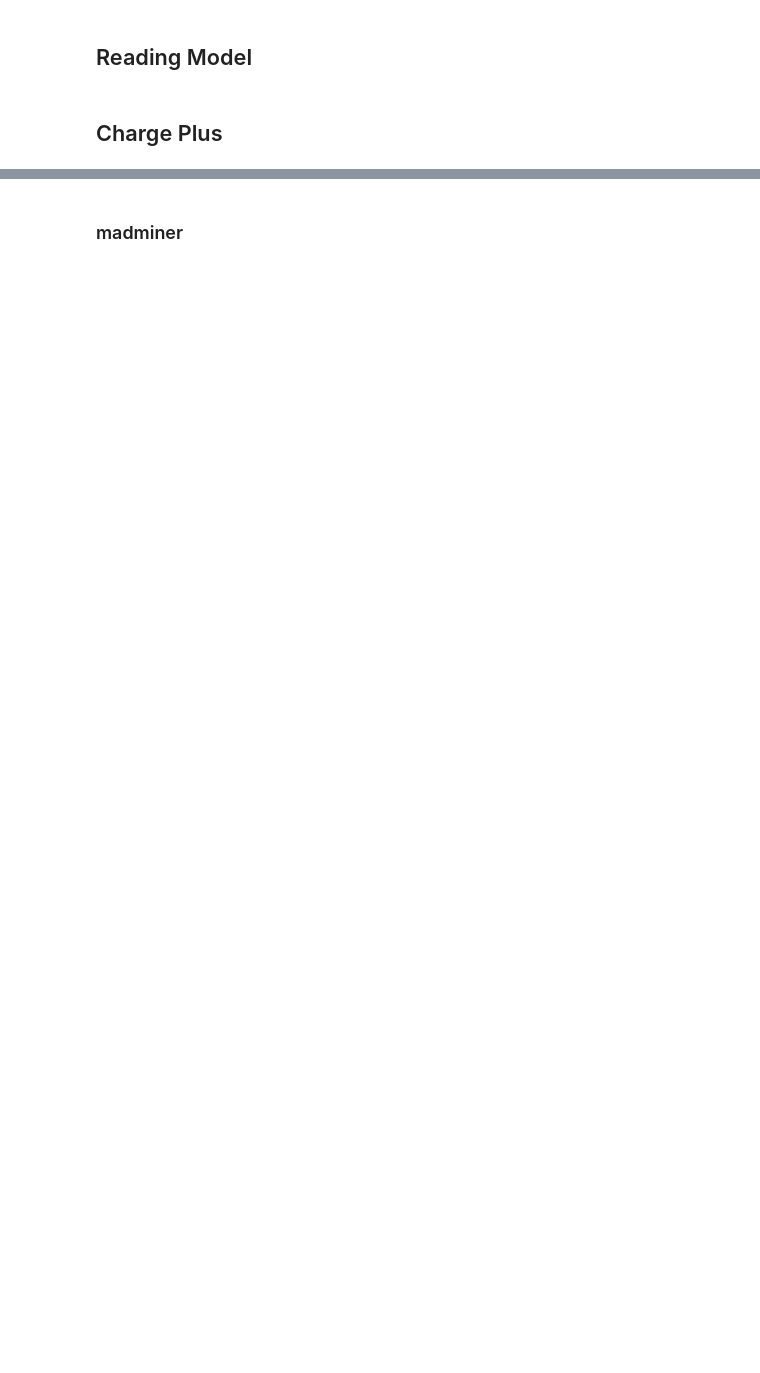
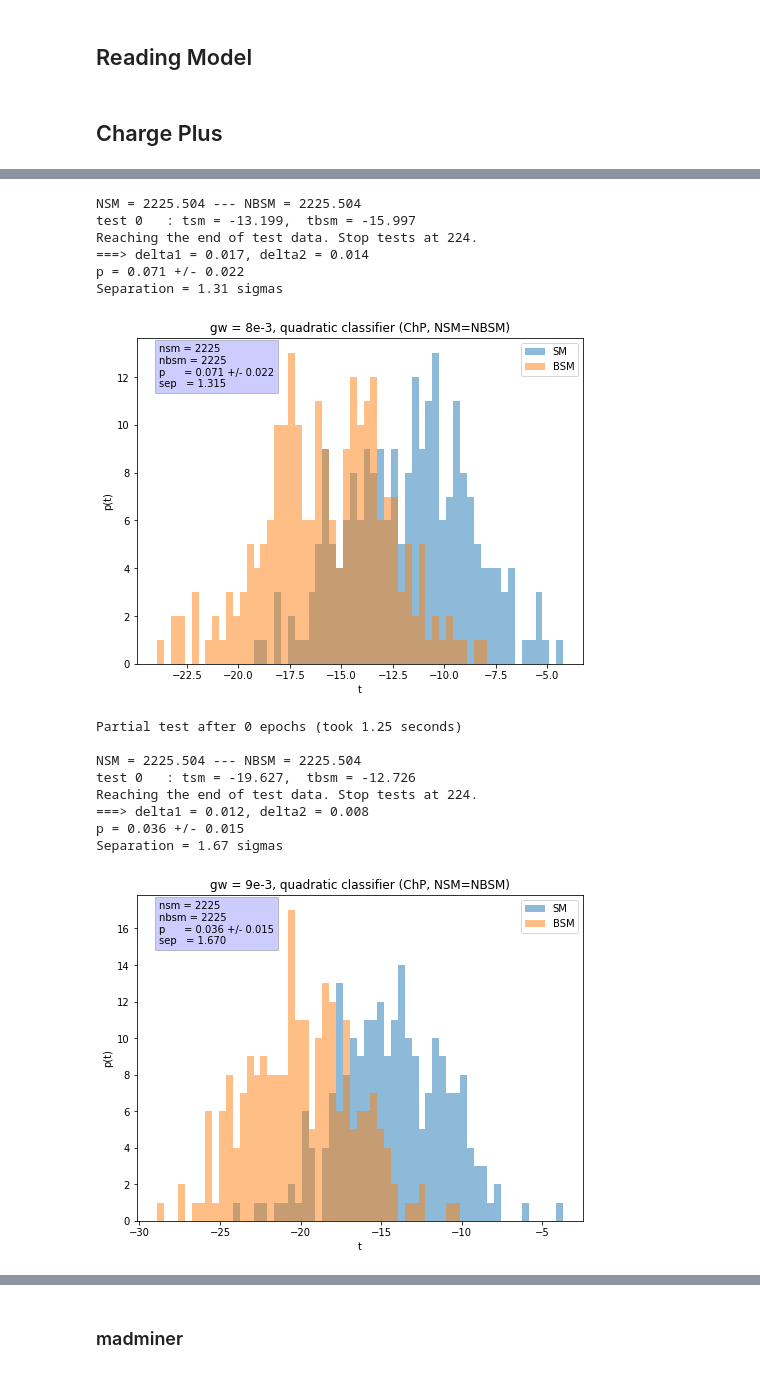
Before and after one commit to johannbrehmer/madminer, a Jupyter notebook: examples/tutorial_particle_physics/TestEstimator-Light-GW.ipynb, the cells around one changed output, grey strips where cells are left out. Drawn from its saved outputs; the diff is of its cells as text; code cells hidden in the pictures; blank space fills up the shorter version.

```diff
--- a/examples/tutorial_particle_physics/TestEstimator-Light-GW.ipynb
+++ b/examples/tutorial_particle_physics/TestEstimator-Light-GW.ipynb
@@ -324,11 +329,28 @@ estimator.Load_CPU('ChPgw_355', os.getcwd()+'/models/')
 # %%
 gwvals = [8e-3, 9e-3, 1e-2]
 gwval_fnames = ['gw_toydata_test_8e-3_out','gw_toydata_test_9e-3_out','gw_toydata_test_1e-2_out']
 tsm_plus = {}
 tbsm_plus = {}
 
 for gwval, gwval_fname in zip(gwvals, gwval_fnames):
     sep, p, tsm, tbsm =TestEstimator(estimator, gwval , gwval_fname, withXS=False,
                                      title_message=', quadratic classifier (ChP, NSM=NBSM)', qc=True)
     tsm_plus[gwval] = tsm
-    tbsm_plus[gwval_fname]=tbsm
+    tbsm_plus[gwval]=tbsm
+# %% [output]
+NSM = 2225.504 --- NBSM = 2225.504
+test 0   : tsm = -13.199,  tbsm = -15.997
+Reaching the end of test data. Stop tests at 224.
+===> delta1 = 0.017, delta2 = 0.014
+p = 0.071 +/- 0.022
+Separation = 1.31 sigmas
+[figure, added]
+Partial test after 0 epochs (took 1.25 seconds)
+
+NSM = 2225.504 --- NBSM = 2225.504
+test 0   : tsm = -19.627,  tbsm = -12.726
+Reaching the end of test data. Stop tests at 224.
+===> delta1 = 0.012, delta2 = 0.008
+p = 0.036 +/- 0.015
+Separation = 1.67 sigmas
+[figure, added]
```
Also changed, not shown: parts of 11 cells of this notebook, 1 other file.
